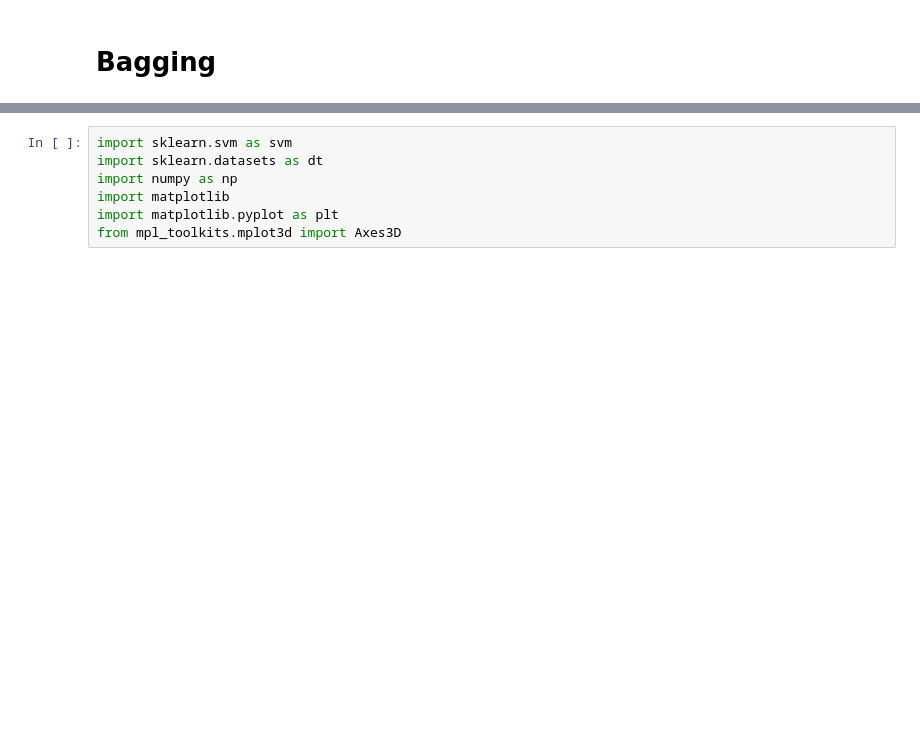
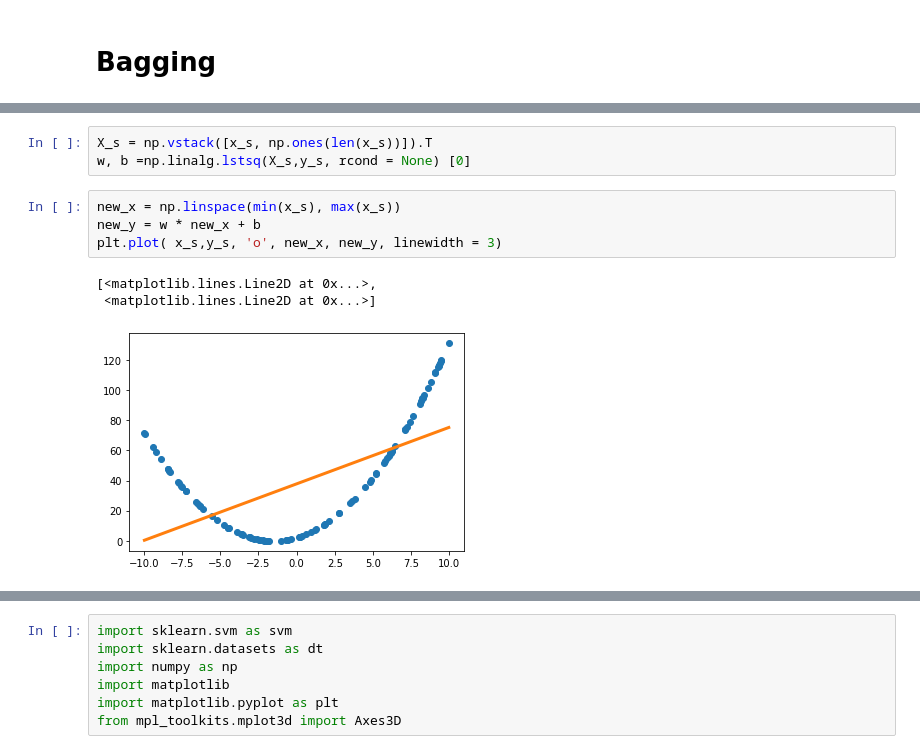
Before and after one commit to OscarXZQ/BaggingTutorial, a Jupyter notebook: Bagging.ipynb, the cells around one changed output, grey strips where cells are left out. Saved outputs shown, nothing was run; the diff lists cells and outputs as text; blank space fills up the shorter version.

```diff
--- a/Bagging.ipynb
+++ b/Bagging.ipynb
@@ -2,0 +97,11 @@
+# %%
+X_s = np.vstack([x_s, np.ones(len(x_s))]).T
+w, b =np.linalg.lstsq(X_s,y_s, rcond = None) [0]
+# %%
+new_x = np.linspace(min(x_s), max(x_s))
+new_y = w * new_x + b
+plt.plot( x_s,y_s, 'o', new_x, new_y, linewidth = 3)
+# %% [output]
+[<matplotlib.lines.Line2D at 0x...>,
+ <matplotlib.lines.Line2D at 0x...>]
+[figure, added]
```
Also changed, not shown: parts of 35 cells of this notebook.
